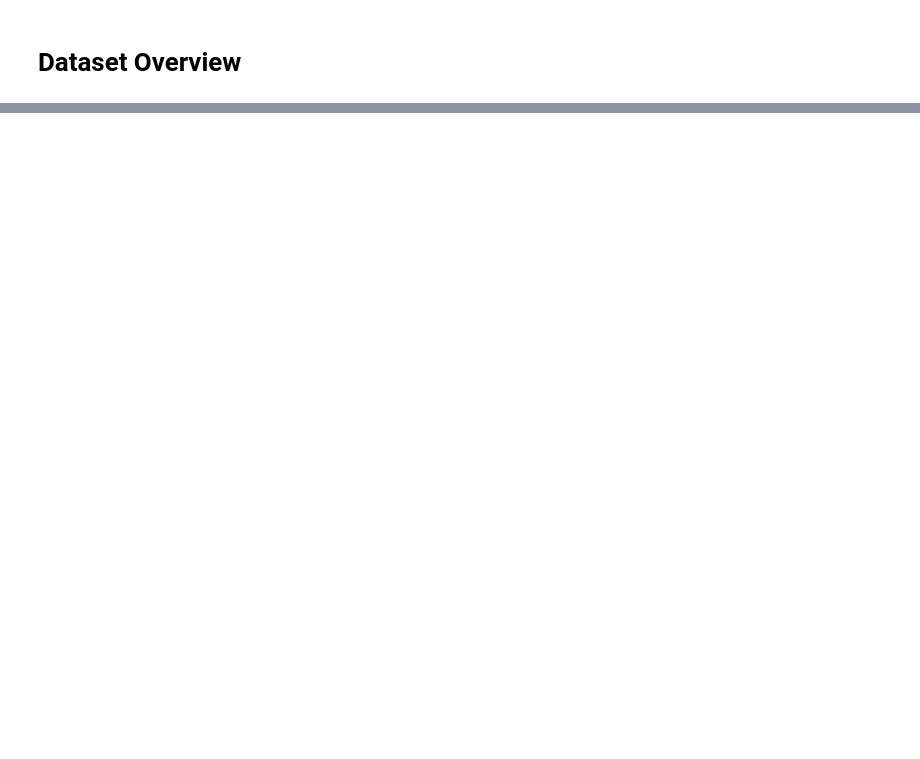
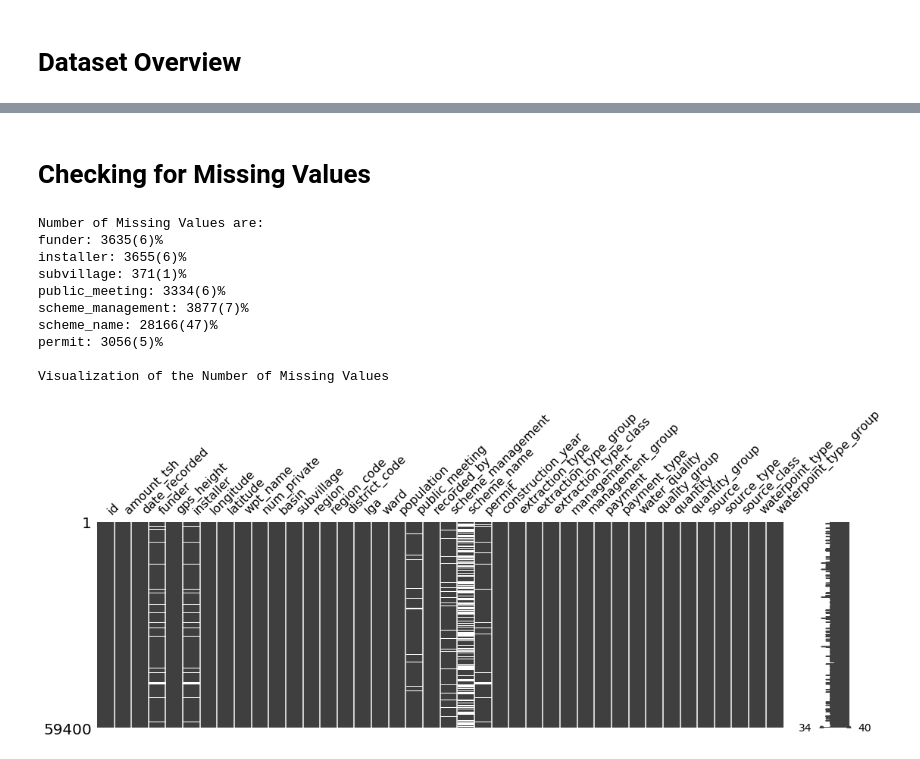
Before and after one commit to Jarmos-san/PumpItUp, a Jupyter notebook: 1_Overview.ipynb, the cells around one changed output, grey strips where cells are left out. Drawn from its saved outputs; the diff is of its cells as text; code cells hidden in the pictures; blank space fills up the shorter version.

```diff
--- a/1_Overview.ipynb
+++ b/1_Overview.ipynb
@@ -337,0 +216,44 @@ It appears that `Surived`, `Sex`& `Embarked` are nominal while `Pclass`, `Age`,
+# %% [markdown]
+# Checking for Missing Values
+# %%
+def checkNullValues(data):
+    """
+    Function to check for missing values
+
+    Arguments
+    --------
+    data: Accepts a dataset
+
+    Returns
+    -------
+    A list of dicts with variable names as index and the respective values as
+    the percentage of missing value in that column. Besides a Missingno Matrix
+    graph is also returned.
+    """
+
+    print('Number of Missing Values are:')
+
+    nullValue = data.isnull().sum()     # Sum of all missing value in a column
+    nRows = data.shape[0]               # Total number of rows in the dataset
+
+    for index, value in nullValue.items():
+        if value != 0:
+            print(f'{index}: {value}({round(value/nRows*100)})%')
+
+    print('\nVisualization of the Number of Missing Values')
+    missingno.matrix(data, figsize=(18,5))
+# %%
+# Missing values from the Training set
+checkNullValues(TrainData)
+# %% [output]
+Number of Missing Values are:
+funder: 3635(6)%
+installer: 3655(6)%
+subvillage: 371(1)%
+public_meeting: 3334(6)%
+scheme_management: 3877(7)%
+scheme_name: 28166(47)%
+permit: 3056(5)%
+
+Visualization of the Number of Missing Values
+[figure, added]
```
Also changed, not shown: parts of 48 cells of this notebook.
